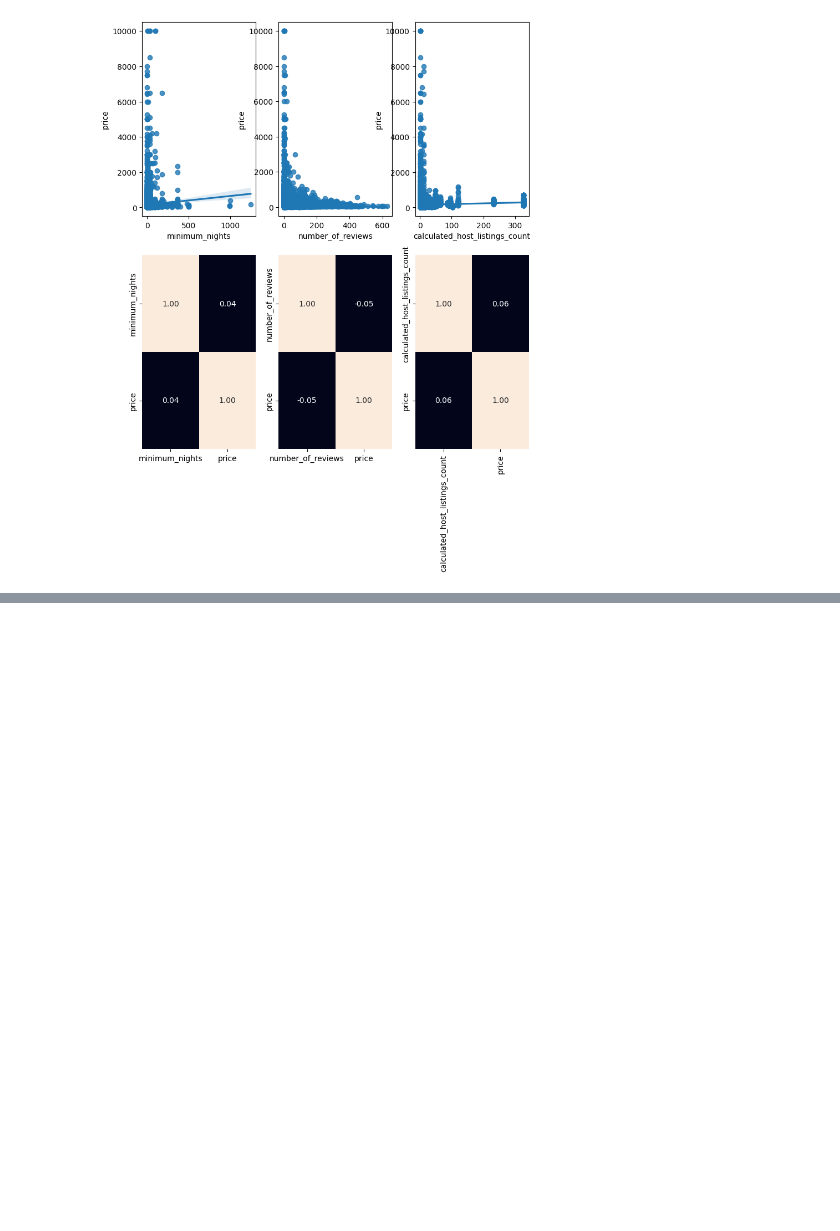
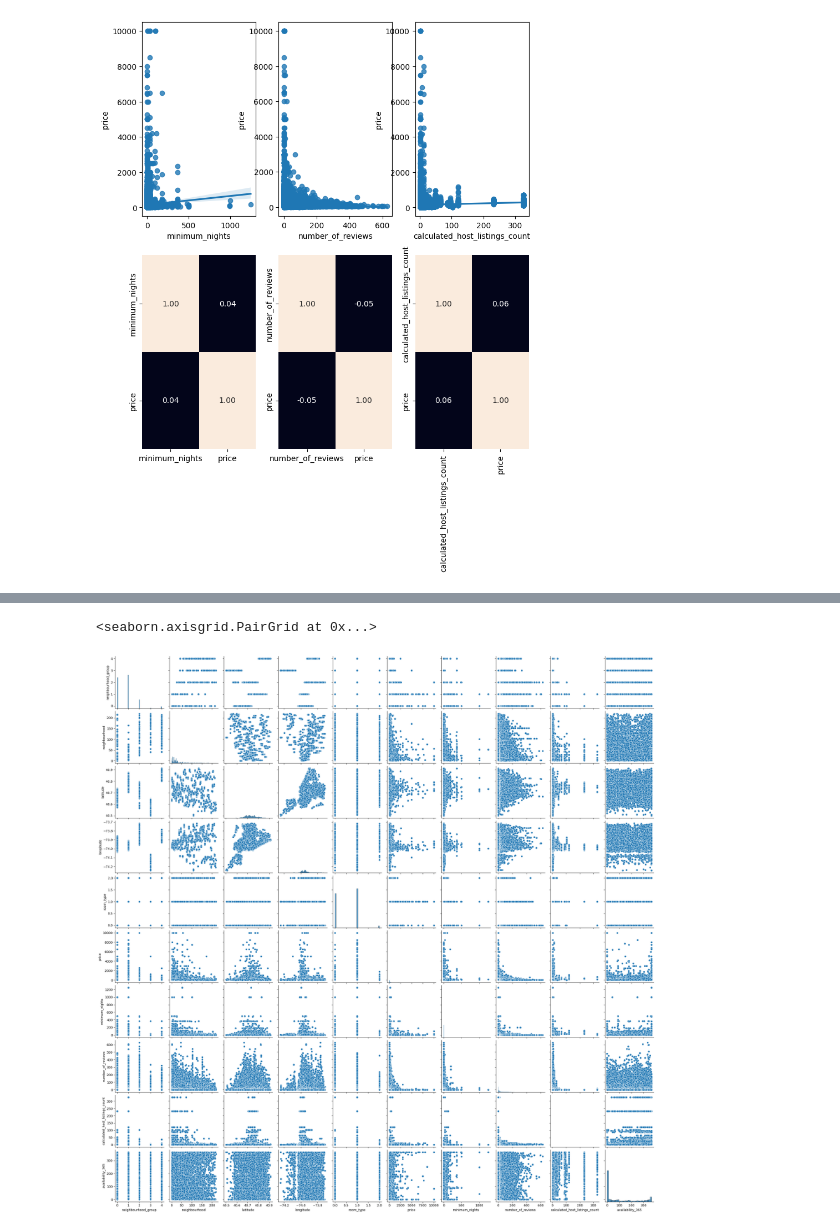
Before and after one commit to mgnorero/EDA-inicial, a Jupyter notebook: src/explore.ipynb, the cells around one changed output, grey strips where cells are left out. Cells and saved outputs as stored; diff of their text form; code cells hidden in the pictures; blank space fills up the shorter version.

```diff
--- a/src/explore.ipynb
+++ b/src/explore.ipynb
@@ -140,0 +173,5 @@ sns.heatmap(df[["calculated_host_listings_count","price"]].corr(),fmt=".2f",ax=a
+# %%
+sns.pairplot(data=df)
+# %% [output]
+<seaborn.axisgrid.PairGrid at 0x...>
+[figure, added]
```
Also changed, not shown: parts of 10 cells of this notebook, 2 other files.
